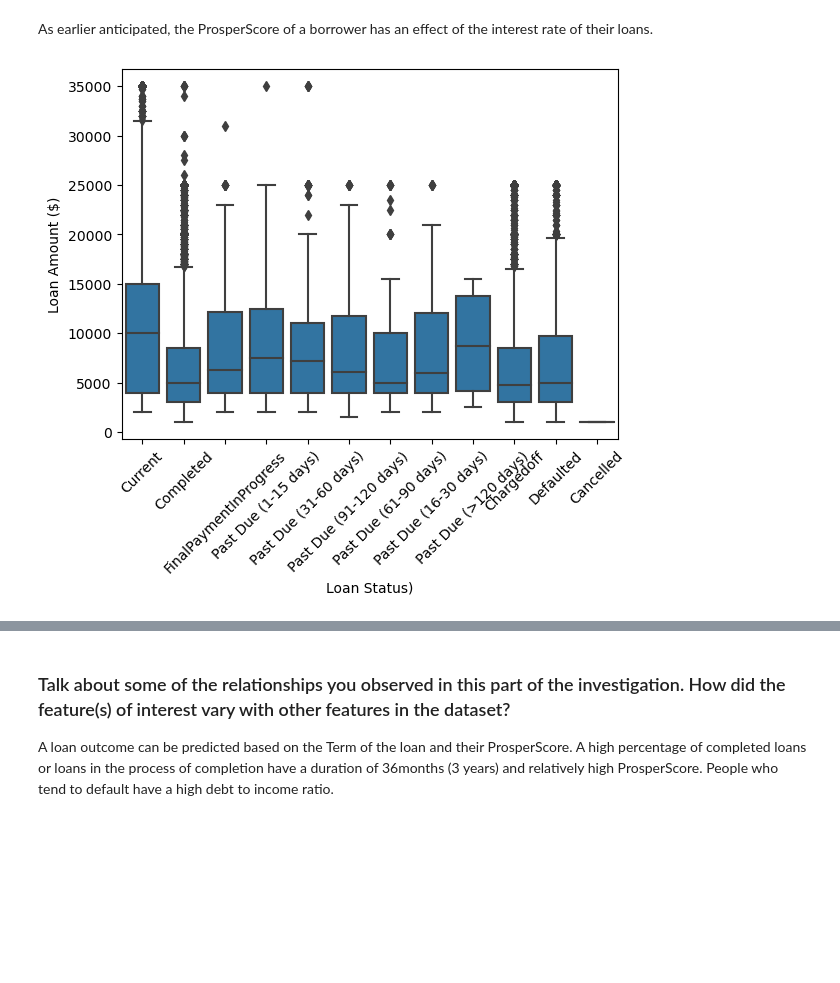
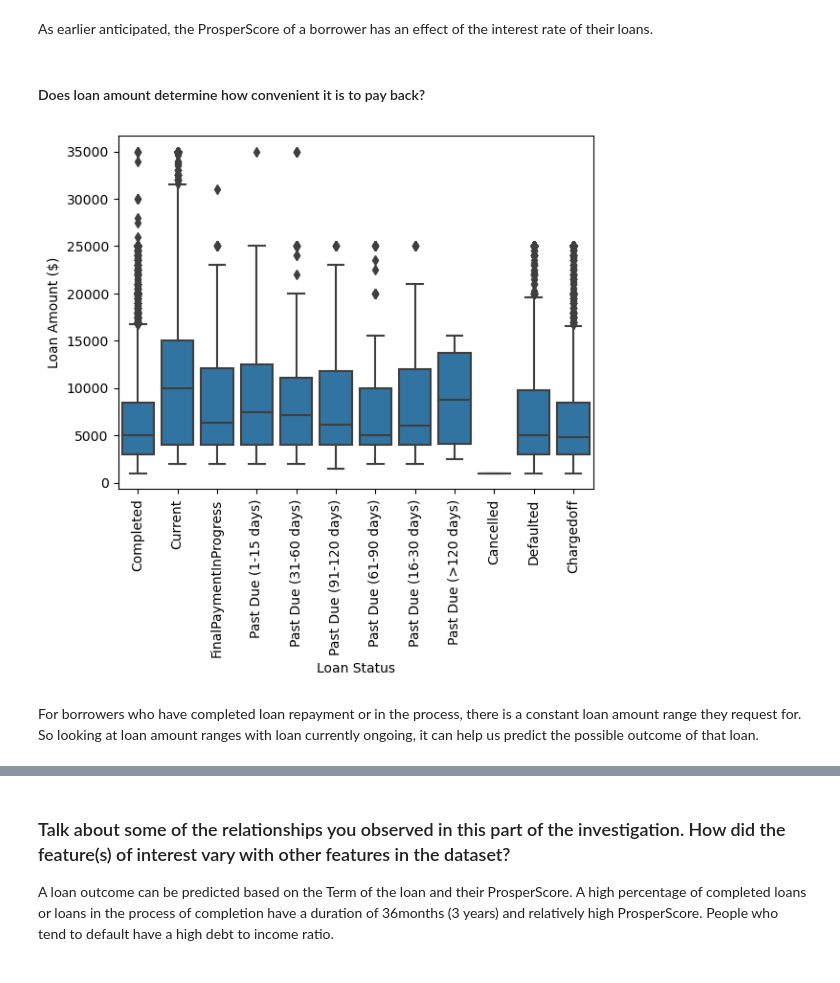
Before and after one commit to ismailomodara/prosper-loan-analysis, a Jupyter notebook: Prosper_Loans_Data_Part1.ipynb, the cells around one changed output, grey strips where cells are left out. Drawn from its saved outputs; the diff is of its cells as text; code cells hidden in the pictures; blank space fills up the shorter version.

```diff
--- a/Prosper_Loans_Data_Part1.ipynb
+++ b/Prosper_Loans_Data_Part1.ipynb
@@ -132,11 +132,11 @@ After removal - (104985, 15)
 # %%
 # Convert LoanStatus to a categorial data type
 
-status_categories = ['Current', 'Completed', 'FinalPaymentInProgress',
+status_categories = ['Completed', 'Current', 'FinalPaymentInProgress',
                   'Past Due (1-15 days)', 'Past Due (31-60 days)',
                   'Past Due (91-120 days)', 'Past Due (61-90 days)',
                   'Past Due (16-30 days)',
-                  'Past Due (>120 days)', 'Chargedoff', 'Defaulted', 'Cancelled']
+                  'Past Due (>120 days)', 'Cancelled', 'Defaulted', 'Chargedoff']
 loan_statuses = pd.api.types.CategoricalDtype(categories=status_categories)
 
 loans_clean['LoanStatus'] =  loans_clean['LoanStatus'].astype(loan_statuses);
@@ -179,6 +179,9 @@ Defaulted Mean -  5.619900497512438
     Cancelled - A lower score than Defaulted
 '''
 def set_prosper_score(entry):
+    '''Check for LoanStatus and return a value
+       for ProsperScore where it is empty.
+    '''
 
     score = entry.ProsperScore
     status = entry.LoanStatus
@@ -411,5 +418,6 @@ Most borrowers who have completed their loans or in the process of doing that te
 # %%
 def plot_box(x, y, xlabel, ylabel):
+    '''Plot a boxplot using specified variable in parameter'''
     sb.boxplot(data=loans_clean, x=x, y=y, color=color);
     plt.xlabel(xlabel)
     plt.ylabel(ylabel)
@@ -432,11 +442,15 @@ sb.pointplot(data=loans_clean, x='ProsperScore', y='BorrowerRate', errorbar='sd'
 [figure]
 # %% [markdown]
 As earlier anticipated, the ProsperScore of a borrower has an effect of the interest rate of their loans.
+# %% [markdown]
+#### Does loan amount determine how convenient it is to pay back?
 # %%
-plot_box('LoanStatus','LoanOriginalAmount', "Loan Status)", "Loan Amount ($)");
-plt.xticks(rotation=45);
+plot_box('LoanStatus','LoanOriginalAmount', "Loan Status", "Loan Amount ($)")
+plt.xticks(rotation=90);
 # %% [output]
-[figure, old version]
+[figure, new version]
+# %% [markdown]
+For borrowers who have completed loan repayment or in the process, there is a constant loan amount range they request for. So looking at loan amount ranges with loan currently ongoing, it can help us predict the possible outcome of that loan.
 # %%
 sb.pointplot(data=loans_clean, x='LoanStatus', y='DebtToIncomeRatio', errorbar='sd');
 plt.xticks(rotation=90);
```
Also changed, not shown: parts of 10 cells of this notebook, 3 other files.
